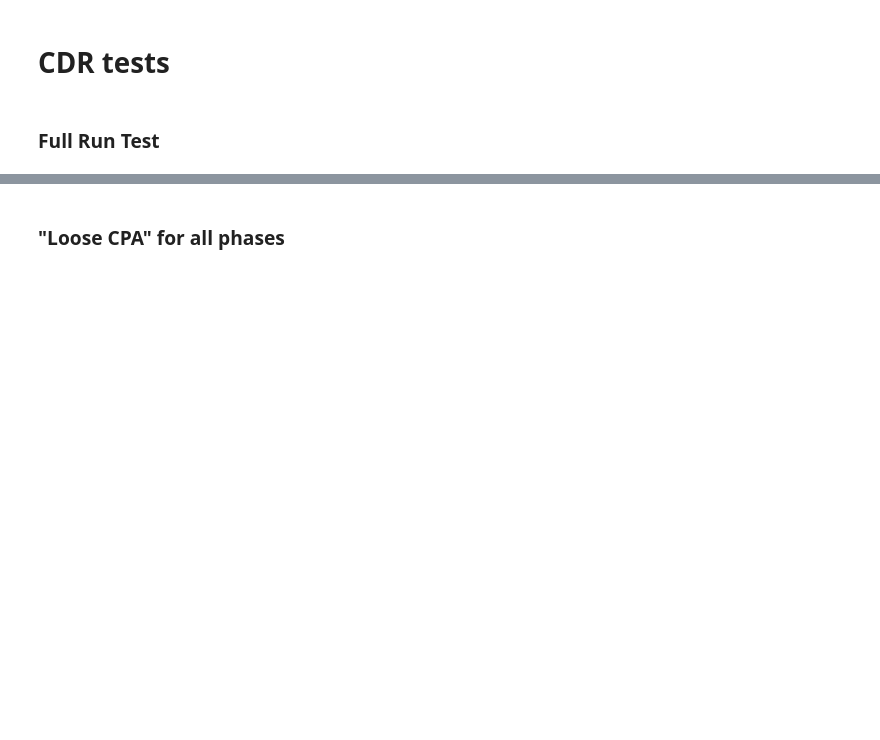
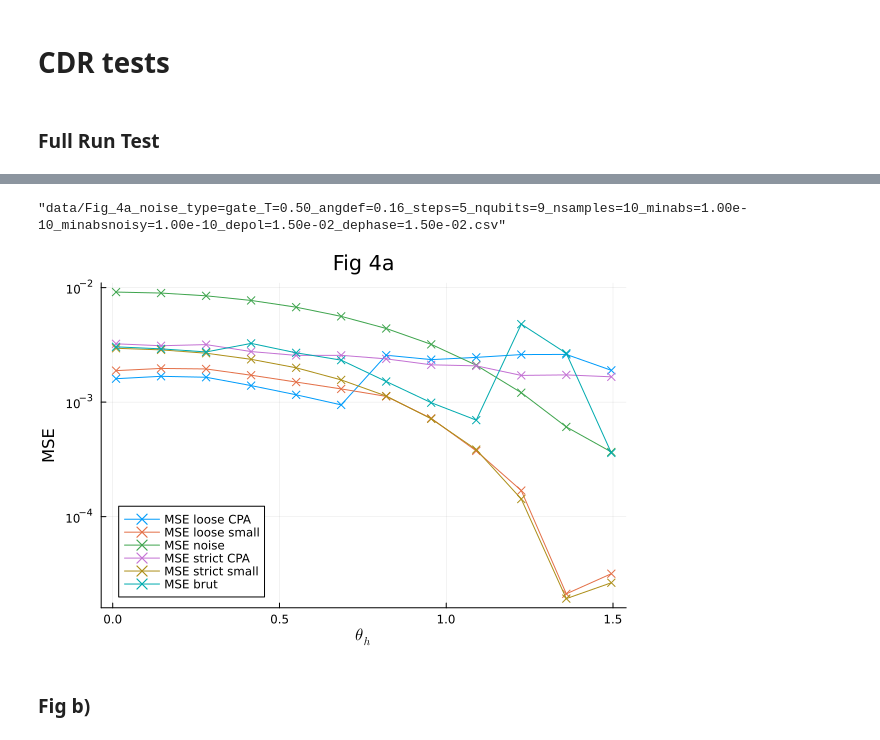
Before and after one commit to julia-guignon/pp-em, a Jupyter notebook: cdr/trotter_merge.ipynb, the cells around one changed output, grey strips where cells are left out. Saved outputs shown, nothing was run; the diff lists cells and outputs as text; code cells hidden in the pictures; blank space fills up the shorter version.

```diff
--- a/cdr/trotter_merge.ipynb
+++ b/cdr/trotter_merge.ipynb
@@ -696,4 +873,7 @@ full_run(trotter, sigma_star, noise_kind, min_abs_coeff, min_abs_coeff_noisy; ob
 # %%
-# df = DataFrame(nqubits = nqubits, rel_err_ratio_gate = rel_err_ratio_gate)
-# fn = format("data/J={:.2f}_h={:.2f}_T={:.2f}_angdef={:.2f}_steps={:n}_nqubits={:n}_nsamples_{:n}_to_{:n}_minabs={:.2e}_minabsnoisy={:.2e}.csv", J, h, T, angle_definition, steps, nqubits, nsamples[1], nsamples[end], min_abs_coeff, min_abs_coeff_noisy)
-# CSV.write(fn, df)
+df = DataFrame( sigma_h = sigma_h,MSE_loose_small = MSE_loose_small_fig_a, MSE_loose_CPA = MSE_loose_CPA_fig_a,  MSE_strict_small = MSE_strict_small_fig_a, MSE_strict_CPA = MSE_strict_CPA_fig_a, MSE_brut = MSE_brut_fig_a, MSE_noise = MSE_noise_fig_a)
+fn = format("data/Fig_4a_noise_type={:>2s}_T={:.2f}_angdef={:.2f}_steps={:n}_nqubits={:n}_nsamples={:n}_minabs={:.2e}_minabsnoisy={:.2e}_depol={:.2e}_dephase={:.2e}.csv",
+noise_kind,T, sigma_star, steps, nq, num_samples, min_abs_coeff, min_abs_coeff_noisy,depol_strength, dephase_strength)
+CSV.write(fn, df)
+# %% [output]
+"data/Fig_4a_noise_type=gate_T=0.50_angdef=0.16_steps=5_nqubits=9_nsamples=10_minabs=1.00e-10_minabsnoisy=1.00e-10_depol=1.50e-02_dephase=1.50e-02.csv"
@@ -703,3 +880,12 @@ full_run(trotter, sigma_star, noise_kind, min_abs_coeff, min_abs_coeff_noisy; ob
-# %% [markdown]
-### "Loose CPA" for all phases
+# %%
+plot(sigma_h, MSE_loose_CPA_fig_a, yscale = :log10,  marker=:x, label="MSE loose CPA")
+plot!(sigma_h, MSE_loose_small_fig_a, marker=:x, label="MSE loose small")
+plot!(sigma_h, MSE_noise_fig_a, marker=:x, label="MSE noise")
+plot!(sigma_h, MSE_strict_CPA_fig_a, marker=:x, label="MSE strict CPA")
+plot!(sigma_h, MSE_strict_small_fig_a, marker=:x, label="MSE strict small")
+plot!(sigma_h, MSE_brut_fig_a, marker=:x, label="MSE brut", xlabel=L"\theta_h", ylabel="MSE",legend=:bottomleft,title="Fig 4a")
+# %% [output]
+[figure, added]
+# %% [markdown]
+### Fig b)
 # %%
```
Also changed, not shown: parts of 31 cells of this notebook.
